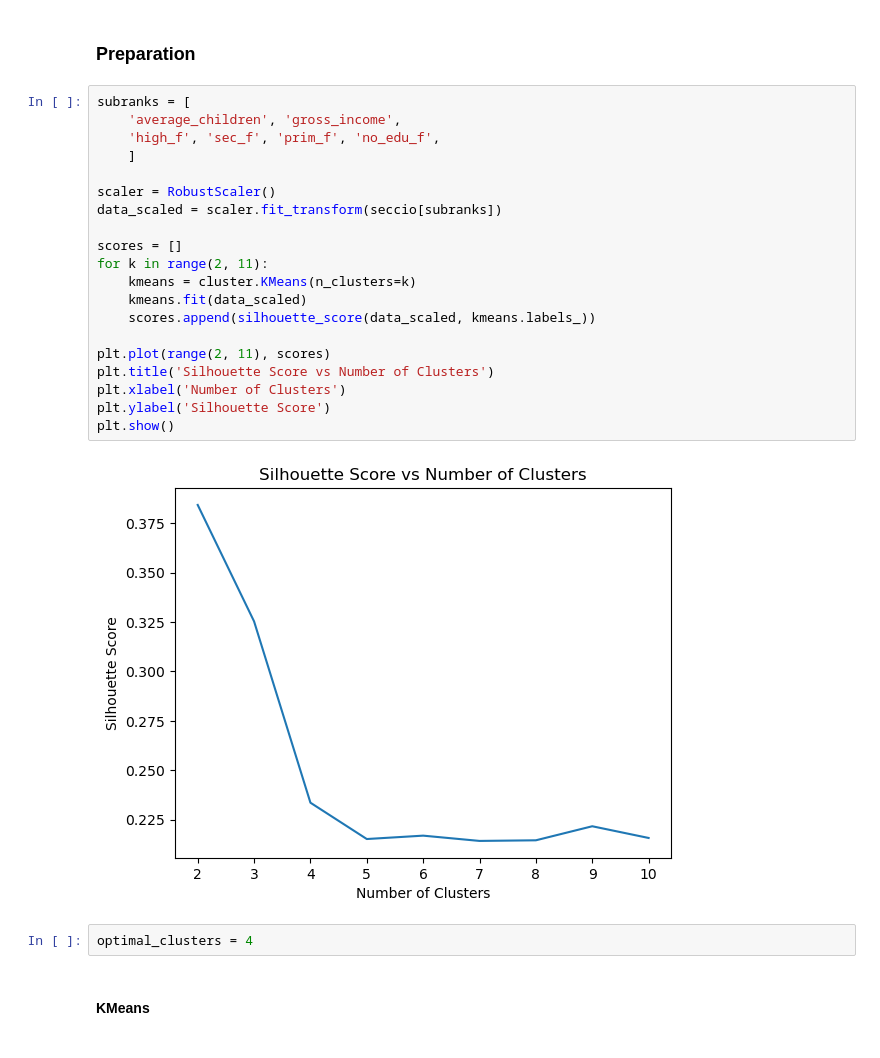
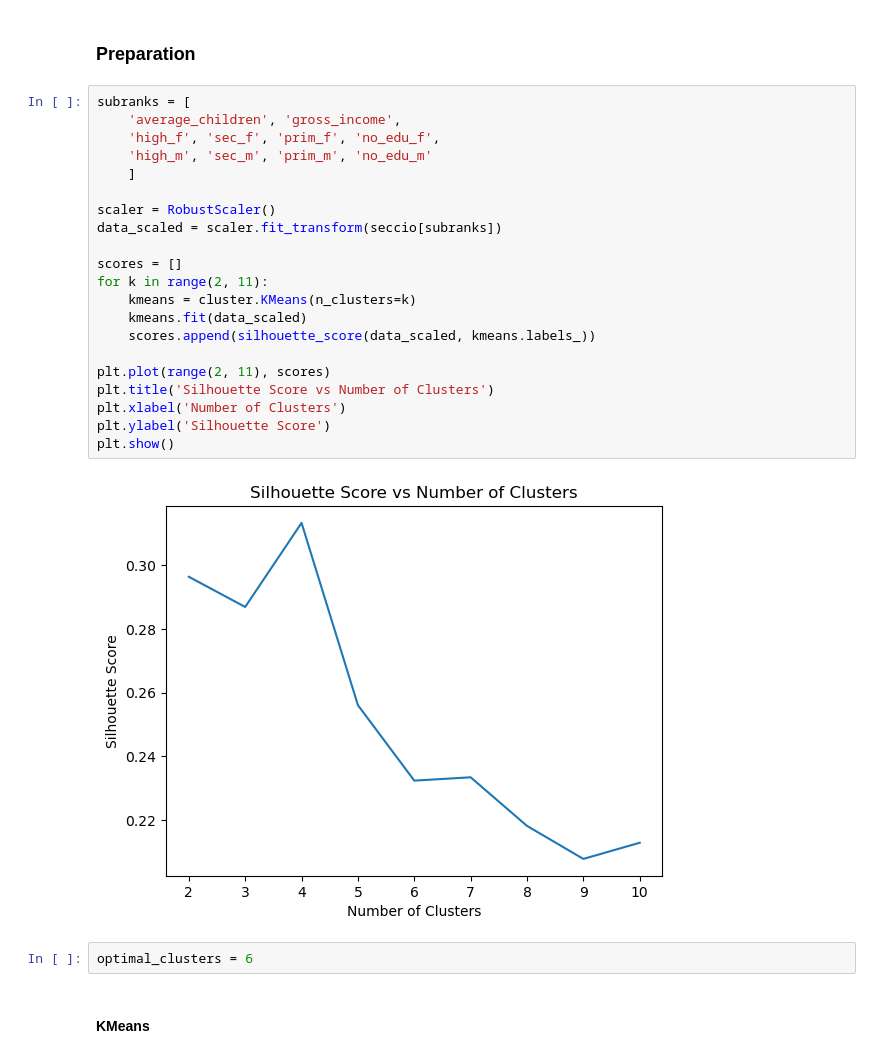
Before and after one commit to novotny-marek/SDS4SG-barcelona-case, a Jupyter notebook: barcelona.ipynb, the cells around one changed output. Drawn from its saved outputs; the diff is of its cells as text.

```diff
--- a/barcelona.ipynb
+++ b/barcelona.ipynb
@@ -327,27 +327,28 @@ _ = moran_scatterplot(lisa, p=0.05, scatter_kwds={"s": 5, "alpha":.2})
 # %%
 subranks = [
     'average_children', 'gross_income',
     'high_f', 'sec_f', 'prim_f', 'no_edu_f',
+    'high_m', 'sec_m', 'prim_m', 'no_edu_m'
     ]
 
 scaler = RobustScaler()
 data_scaled = scaler.fit_transform(seccio[subranks])
 
 scores = []
 for k in range(2, 11):
     kmeans = cluster.KMeans(n_clusters=k)
     kmeans.fit(data_scaled)
     scores.append(silhouette_score(data_scaled, kmeans.labels_))
 
 plt.plot(range(2, 11), scores)
 plt.title('Silhouette Score vs Number of Clusters')
 plt.xlabel('Number of Clusters')
 plt.ylabel('Silhouette Score')
 plt.show()
 # %% [output]
-[figure, old version]
+[figure, new version]
 # %%
-optimal_clusters = 4
+optimal_clusters = 6
 # %% [markdown]
 #### KMeans
 # %%
```
Also changed, not shown: parts of 2 cells of this notebook.
